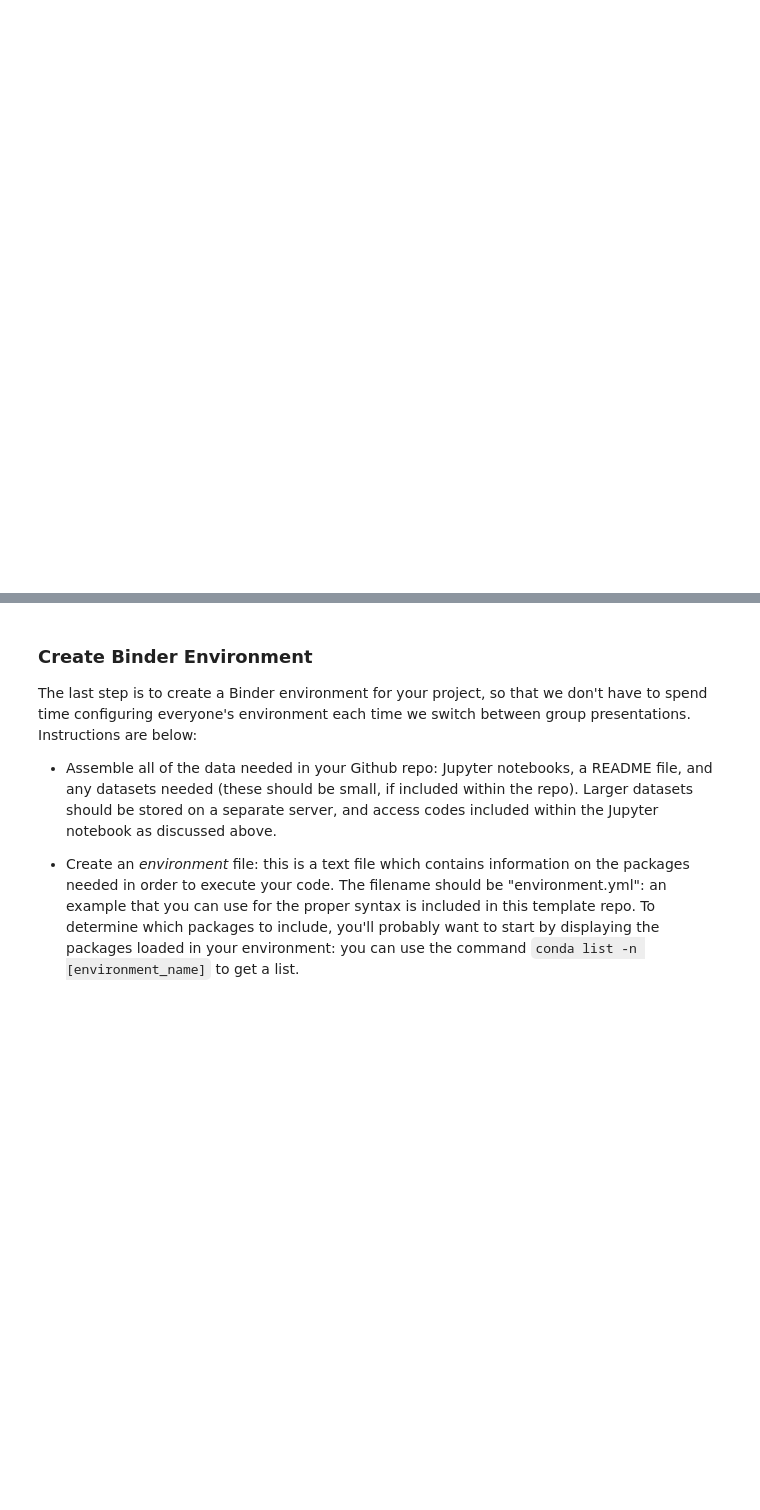
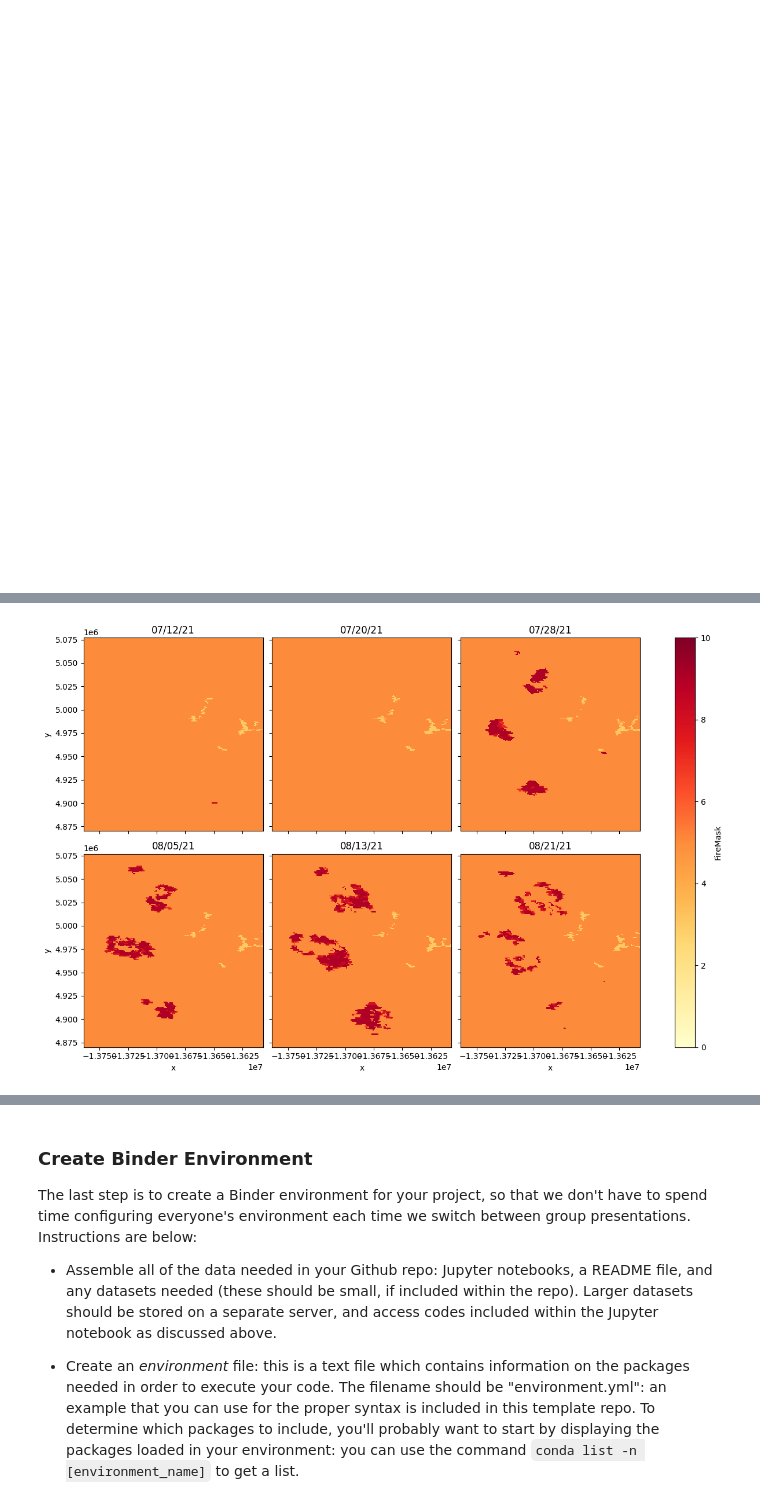
Before and after one commit to EDS220-Fall2022-org/homework-2-mac, a Jupyter notebook: finalproject_MAC.ipynb, the cells around one changed output, grey strips where cells are left out. Drawn from its saved outputs; the diff is of its cells as text; code cells hidden in the pictures; blank space fills up the shorter version.

Commit message:
added fire stuff

```diff
--- a/finalproject_MAC.ipynb
+++ b/finalproject_MAC.ipynb
@@ -332,9 +343,9 @@ image = ms.true_color(*median)  # expects red, green, blue DataArrays
 # %%
 # display your mosaic
-fig, ax = plt.subplots(figsize=(8, 8))
+#fig, ax = plt.subplots(figsize=(8, 8))
 
-ax.set_axis_off()
-image.plot.imshow(ax=ax);
+#ax.set_axis_off()
+#image.plot.imshow(ax=ax);
 # %% [output]
 RuntimeError: Error opening 'https://landsateuwest.blob.core.windows.net/landsat-c2/level-2/standard/oli-tirs/2020/042/036/LC08_L2SP_042036_20201201_20210312_02_T1/LC08_L2SP_042036_20201201_20210312_0 ...
 [figure]
@@ -340,0 +407,10 @@ RuntimeError: Error opening 'https://landsateuwest.blob.core.windows.net/landsat
+# %%
+data = odc.stac.load(
+    items.values(),
+    crs="EPSG:3857",
+    bbox=bbox,
+    bands="FireMask",
+    resolution=1000,
+)
+data = data.where(data < 10, drop=True)
+data
@@ -340,0 +427,10 @@ RuntimeError: Error opening 'https://landsateuwest.blob.core.windows.net/landsat
+# %%
+g = data["FireMask"].plot.imshow(
+    cmap="YlOrRd", col="time", vmin=0, vmax=10, col_wrap=3, size=4
+)
+datetimes = data["FireMask"].time.to_pandas().dt.strftime("%D")
+
+for ax, datetime in zip(g.axes.flat, datetimes):
+    ax.set_title(datetime)
+# %% [output]
+[figure, added]
```
Also changed, not shown: parts of 14 cells of this notebook.
